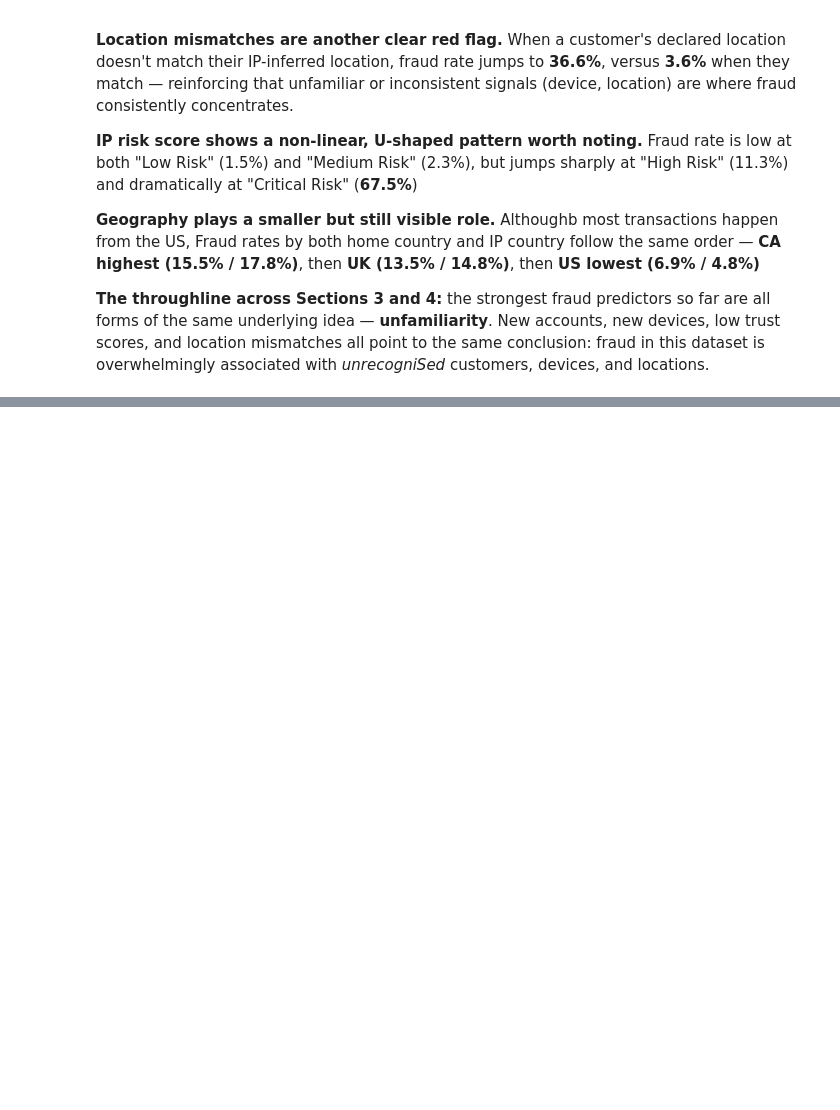
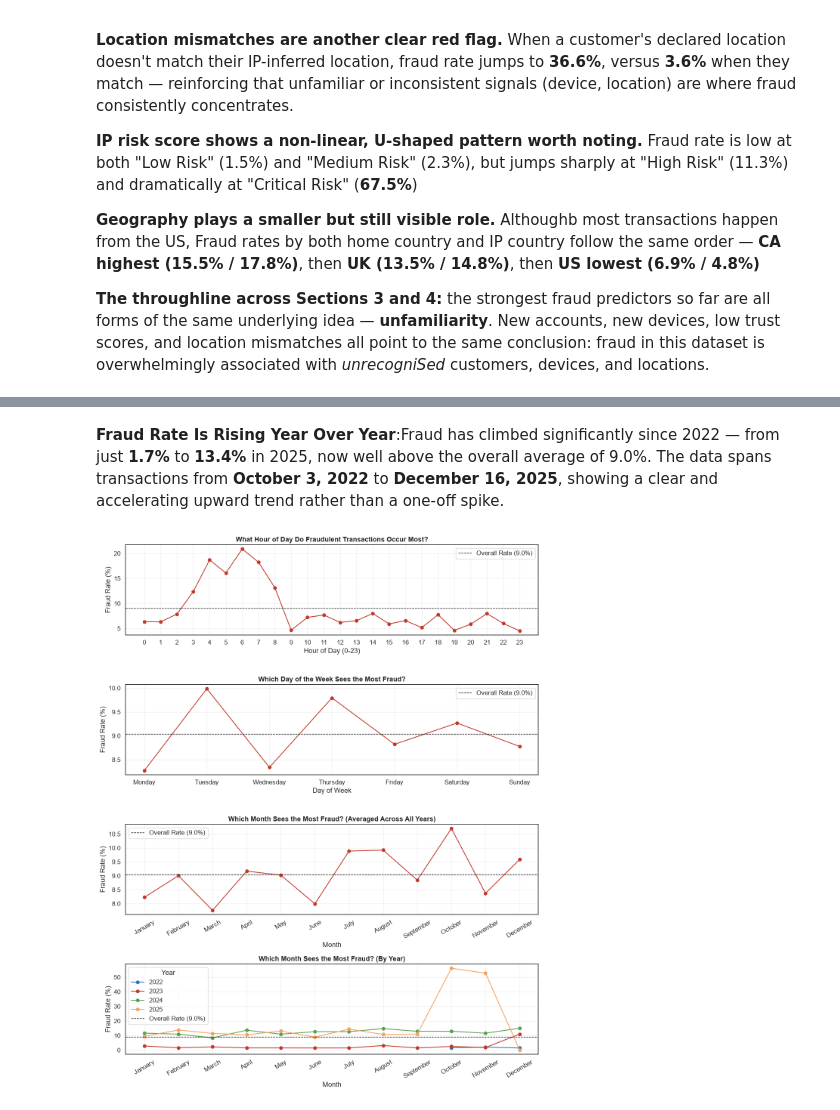
Before and after one commit to LeesiElekwa/Digital_Transfer_Fraud_Detection_System, a Jupyter notebook: Notebooks/ExploratoryAnalysis.ipynb, the cells around one changed output, grey strips where cells are left out. Saved outputs shown, nothing was run; the diff lists cells and outputs as text; code cells hidden in the pictures; blank space fills up the shorter version.

```diff
--- a/Notebooks/ExploratoryAnalysis.ipynb
+++ b/Notebooks/ExploratoryAnalysis.ipynb
@@ -464,0 +505,65 @@ plt.show()
+# %% [markdown]
+**Fraud Rate Is Rising Year Over Year**:Fraud has climbed significantly since 2022 — from just **1.7%** to **13.4%** in 2025, now well above the overall average of 9.0%. The data spans transactions from **October 3, 2022** to **December 16, 2025**, showing a clear and accelerating upward trend rather than a one-off spike.
+# %%
+# Extract time-based features directly from the timestamp column
+df_cleaned_transaction_data["txn_hour"] = df_cleaned_transaction_data["timestamp"].dt.hour
+df_cleaned_transaction_data["txn_day_of_week"] = df_cleaned_transaction_data["timestamp"].dt.day_name()
+df_cleaned_transaction_data["txn_month_name"] = df_cleaned_transaction_data["timestamp"].dt.month_name()
+df_cleaned_transaction_data["txn_year"] = df_cleaned_transaction_data["timestamp"].dt.year
+
+month_order = ["January", "February", "March", "April", "May", "June",
+               "July", "August", "September", "October", "November", "December"]
+
+fig, axes = plt.subplots(4, 1, figsize=(12, 15))
+
+# Q1: What hour of day do fraudulent transactions occur most?
+hour_fraud = fraud_rate_by_category(df_cleaned_transaction_data, "txn_hour").sort_index()
+axes[0].plot(hour_fraud.index, hour_fraud["fraud_rate_pct"], marker="o", color="#C0392B")
+axes[0].axhline(overall_rate, color="black", linestyle="--", linewidth=1, label=f"Overall Rate ({overall_rate:.1f}%)")
+axes[0].set_title("What Hour of Day Do Fraudulent Transactions Occur Most?")
+axes[0].set_xlabel("Hour of Day (0-23)")
+axes[0].set_ylabel("Fraud Rate (%)")
+axes[0].set_xticks(range(0, 24))
+axes[0].grid(True, alpha=0.3)
+axes[0].legend()
+
+# Q2: Which day of the week sees the most fraud?
+day_order = ["Monday", "Tuesday", "Wednesday", "Thursday", "Friday", "Saturday", "Sunday"]
+day_fraud = fraud_rate_by_category(df_cleaned_transaction_data, "txn_day_of_week").reindex(day_order)
+axes[1].plot(day_fraud.index, day_fraud["fraud_rate_pct"], marker="o", color="#C0392B")
+axes[1].axhline(overall_rate, color="black", linestyle="--", linewidth=1, label=f"Overall Rate ({overall_rate:.1f}%)")
+axes[1].set_title("Which Day of the Week Sees the Most Fraud?")
+axes[1].set_xlabel("Day of Week")
+axes[1].set_ylabel("Fraud Rate (%)")
+axes[1].grid(True, alpha=0.3)
+axes[1].legend()
+
+# Q3 - OPTION A: Month pattern, averaged across all years
+month_avg_fraud = fraud_rate_by_category(df_cleaned_transaction_data, "txn_month_name").reindex(month_order)
+axes[2].plot(month_avg_fraud.index, month_avg_fraud["fraud_rate_pct"], marker="o", color="#C0392B")
+axes[2].axhline(overall_rate, color="black", linestyle="--", linewidth=1, label=f"Overall Rate ({overall_rate:.1f}%)")
+axes[2].set_title("Which Month Sees the Most Fraud? (Averaged Across All Years)")
+axes[2].set_xlabel("Month")
+axes[2].set_ylabel("Fraud Rate (%)")
+axes[2].tick_params(axis='x', rotation=30)
+axes[2].grid(True, alpha=0.3)
+axes[2].legend()
+
+# Q3 - OPTION B: Month pattern, one line per year
+for year in sorted(df_cleaned_transaction_data["txn_year"].unique()):
+    year_data = df_cleaned_transaction_data[df_cleaned_transaction_data["txn_year"] == year]
+    month_year_fraud = fraud_rate_by_category(year_data, "txn_month_name").reindex(month_order)
+    axes[3].plot(month_year_fraud.index, month_year_fraud["fraud_rate_pct"], marker="o", label=str(year))
+
+axes[3].axhline(overall_rate, color="black", linestyle="--", linewidth=1, label=f"Overall Rate ({overall_rate:.1f}%)")
+axes[3].set_title("Which Month Sees the Most Fraud? (By Year)")
+axes[3].set_xlabel("Month")
+axes[3].set_ylabel("Fraud Rate (%)")
+axes[3].tick_params(axis='x', rotation=30)
+axes[3].grid(True, alpha=0.3)
+axes[3].legend(title="Year")
+
+plt.tight_layout()
+plt.show()
+# %% [output]
+[figure, added]
```
Also changed, not shown: parts of 5 cells of this notebook.
